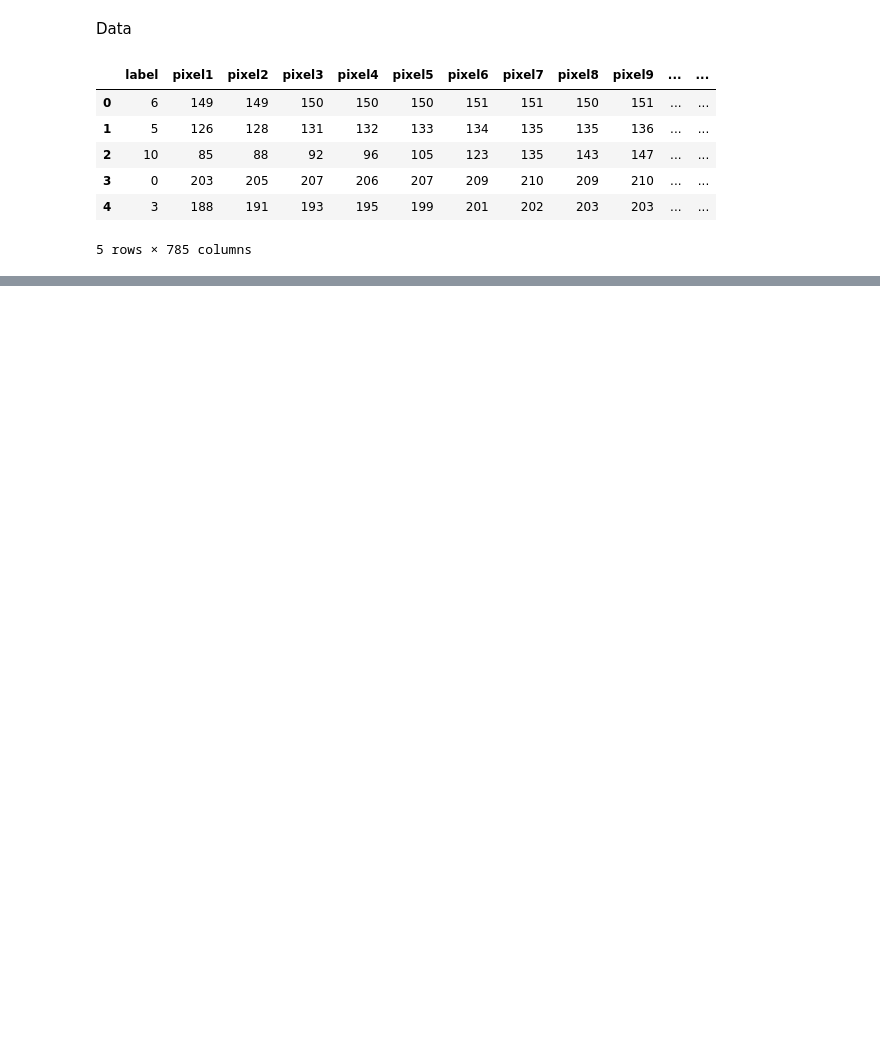
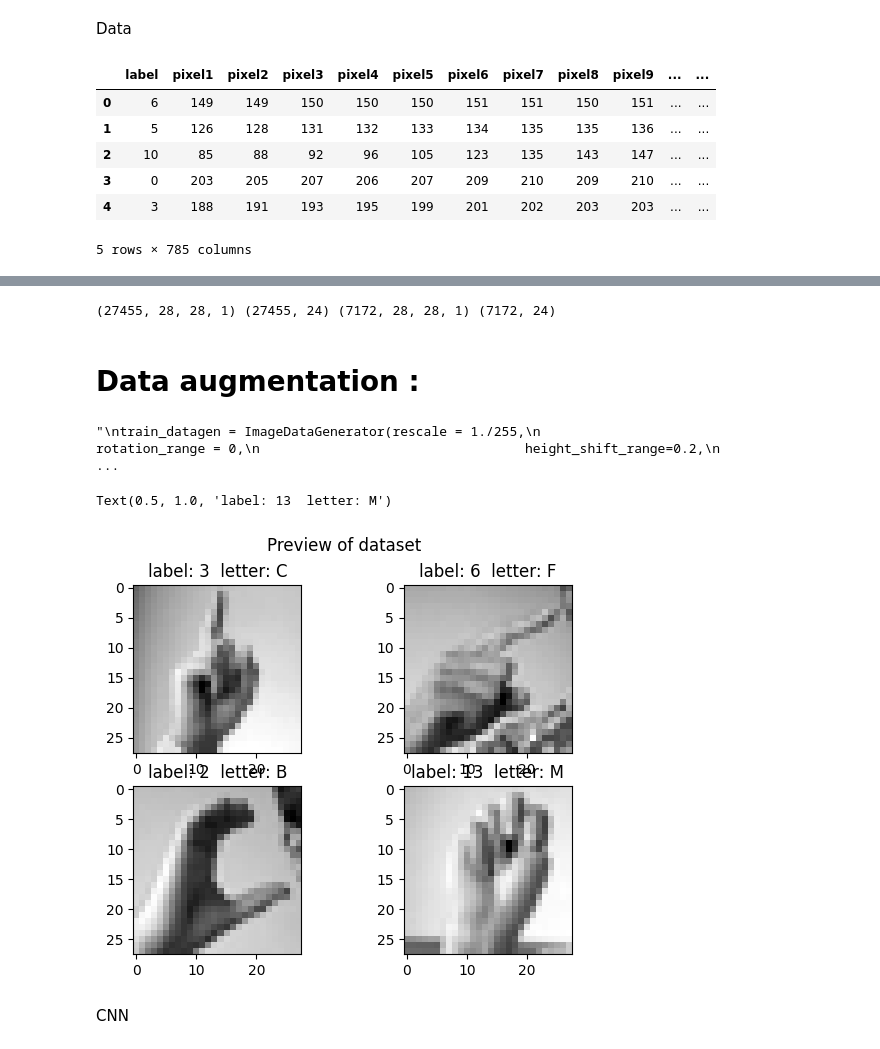
Before and after one commit to anthonyivanier/Advanced_ML_project, a Jupyter notebook: main_project.ipynb, the cells around one changed output, grey strips where cells are left out. Cells and saved outputs as stored; diff of their text form; code cells hidden in the pictures; blank space fills up the shorter version.

```diff
--- a/main_project.ipynb
+++ b/main_project.ipynb
@@ -31,6 +17,7 @@ import pandas as pd
 import numpy as np
 # %%
 df_test = pd.read_csv("/Users/anthonyivanier/Desktop/Ensae/3A/Advanced Machine Learning/Projet CNN/archive/sign_mnist_test/sign_mnist_test.csv")
+df_train = pd.read_csv("/Users/anthonyivanier/Desktop/Ensae/3A/Advanced Machine Learning/Projet CNN/archive/sign_mnist_train/sign_mnist_train.csv")
 # %% [markdown]
 Data
 # %%
@@ -45,0 +40,5 @@ df_test.head()
+# %%
+train_label=df_train['label']
+train_label.head()
+trainset=df_train.drop(['label'],axis=1)
+trainset.head()
@@ -45,0 +53,4 @@ df_test.head()
+# %%
+X_train = trainset.values
+X_train = trainset.values.reshape(-1,28,28,1)
+print(X_train.shape)
@@ -45,0 +80,45 @@ df_test.head()
+# %%
+print(X_train.shape,y_train.shape,X_test.shape,y_test.shape)
+# %% [output]
+(27455, 28, 28, 1) (27455, 24) (7172, 28, 28, 1) (7172, 24)
+# %% [markdown]
+# Data augmentation :
+# %%
+train_datagen = ImageDataGenerator(rescale = 1./255,
+                                  rotation_range = 20,
+                                  horizontal_flip=True)
+
+X_test=X_test/255
+
+
+
+'''
+train_datagen = ImageDataGenerator(rescale = 1./255,
+                                  rotation_range = 0,
+                                  height_shift_range=0.2,
+                                  width_shift_range=0.2,
+                                  shear_range=0,
+                                  zoom_range=0.2,
+                                  horizontal_flip=True,
+                                  fill_mode='nearest')
+
+X_test=X_test/255
+'''
+# %% [output]
+"\ntrain_datagen = ImageDataGenerator(rescale = 1./255,\n                                  rotation_range = 0,\n                                  height_shift_range=0.2,\n                              ...
+# %%
+fig,axe=plt.subplots(2,2)
+fig.suptitle('Preview of dataset')
+axe[0,0].imshow(X_train[0].reshape(28,28),cmap='gray')
+axe[0,0].set_title('label: 3  letter: C')
+axe[0,1].imshow(X_train[1].reshape(28,28),cmap='gray')
+axe[0,1].set_title('label: 6  letter: F')
+axe[1,0].imshow(X_train[2].reshape(28,28),cmap='gray')
+axe[1,0].set_title('label: 2  letter: B')
+axe[1,1].imshow(X_train[4].reshape(28,28),cmap='gray')
+axe[1,1].set_title('label: 13  letter: M')
+# %% [output]
+Text(0.5, 1.0, 'label: 13  letter: M')
+[figure, added]
+# %% [markdown]
+CNN
```
Also changed, not shown: parts of 13 cells of this notebook.
